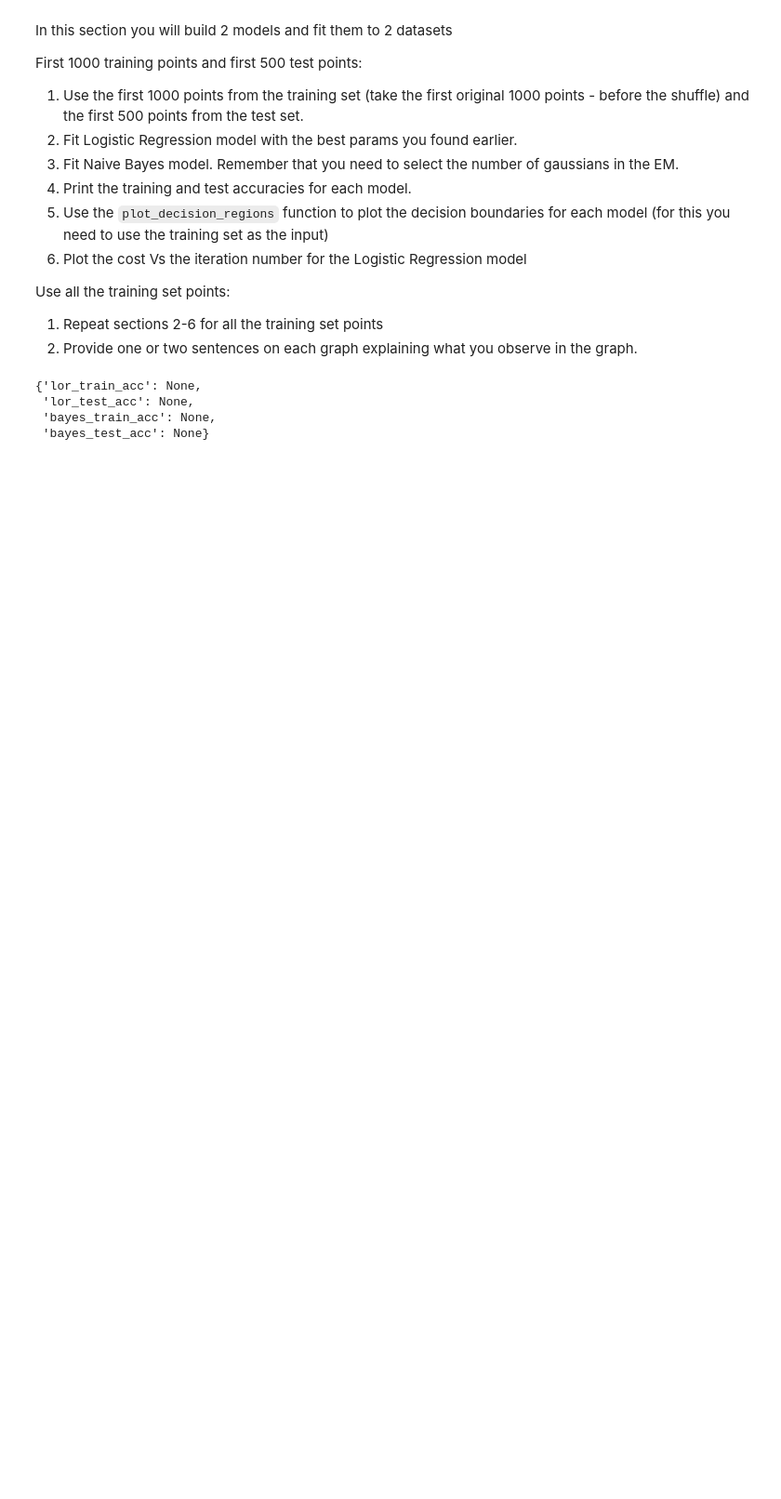
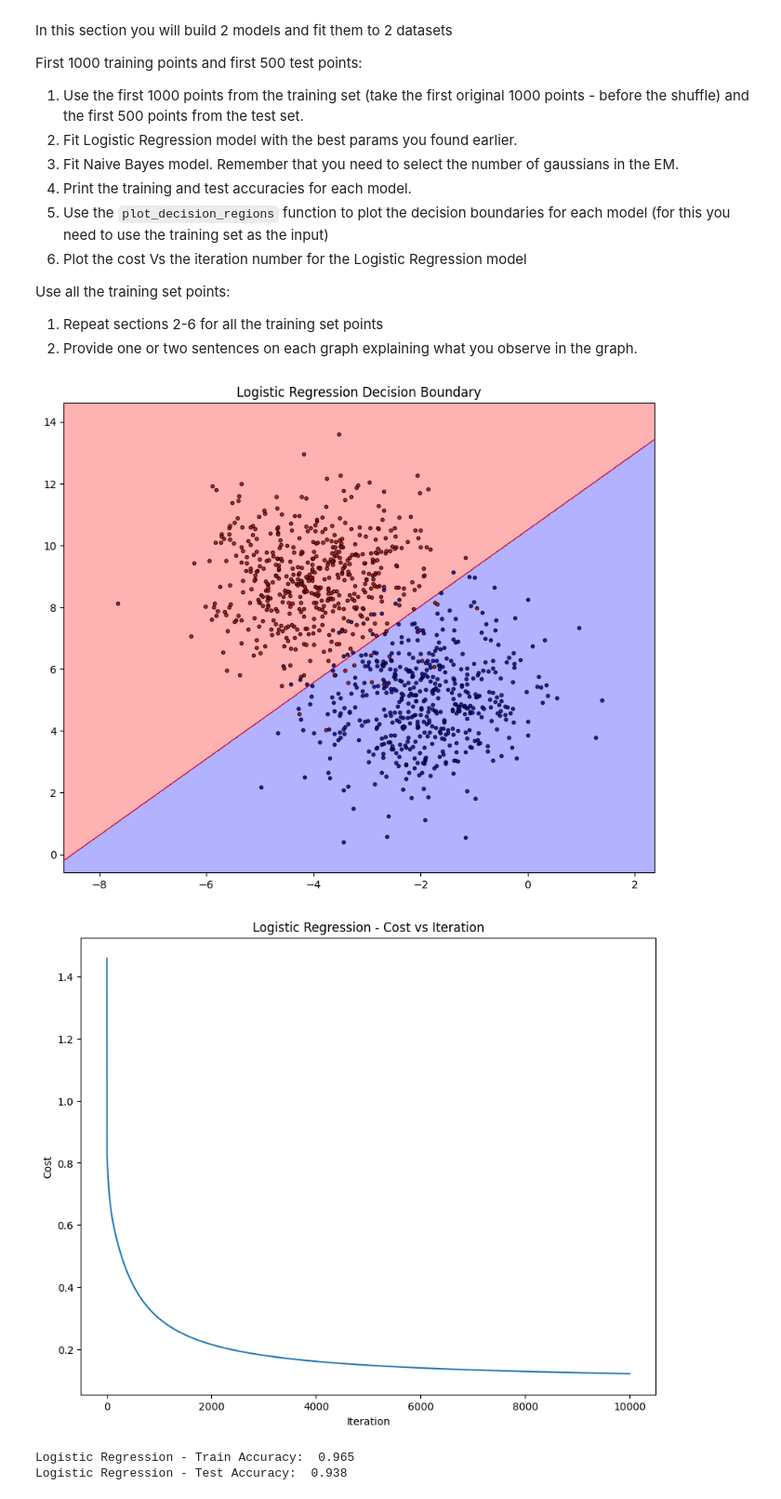
Before and after one commit to MaorEl/ml-from-data, a Jupyter notebook: hw4/hw4_204226815_312412927.ipynb, the cells around one changed output. Shown at 93% size. Cells and saved outputs as stored; diff of their text form; code cells hidden in the pictures; blank space fills up the shorter version.

Commit message:
HW4 - Model Evaluation without Naive

```diff
--- a/hw4/hw4_204226815_312412927.ipynb
+++ b/hw4/hw4_204226815_312412927.ipynb
@@ -420,14 +427,14 @@ from hw4 import model_evaluation
 # %%
 # Train - 1000, Test - 500
 X_training_1000 = X_training[:1000, :]
 y_training_1000 = y_training[:1000]
 
 X_test_500 = X_test[:500, :]
 y_test_500 = y_test[:500]
 
-model_evaluation(X_training_1000, y_training_1000, X_test_500, y_test_500, 1, best_eta, best_eps)
+accuracies = model_evaluation(X_training_1000, y_training_1000, X_test_500, y_test_500, 1, best_eta, best_eps)
 # %% [output]
+[figure, added]
+[figure, added]
-{'lor_train_acc': None,
- 'lor_test_acc': None,
- 'bayes_train_acc': None,
- 'bayes_test_acc': None}
+Logistic Regression - Train Accuracy:  0.965
+Logistic Regression - Test Accuracy:  0.938
```
Also changed, not shown: parts of 6 cells of this notebook, 1 other file.
